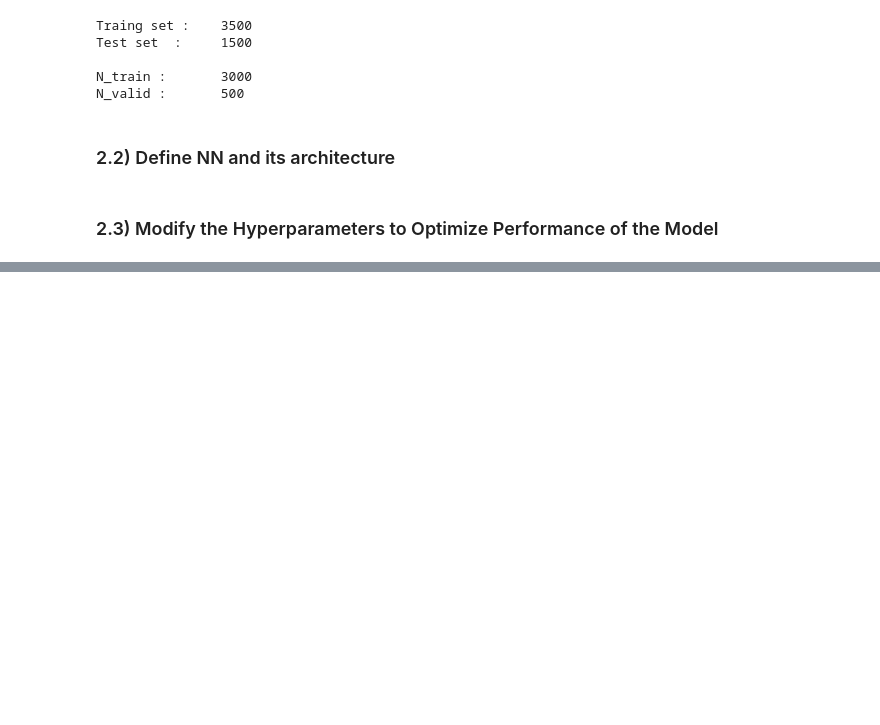
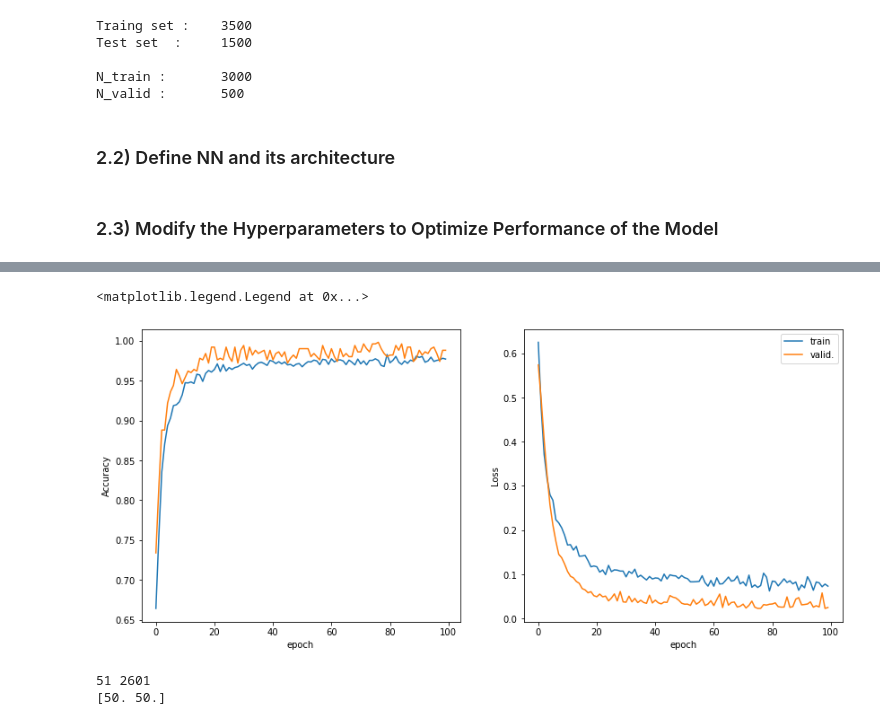
Before and after one commit to niklai99/LCP-modB, a Jupyter notebook: 02-DNN/02-DNN-2.ipynb, the cells around one changed output, grey strips where cells are left out. Drawn from its saved outputs; the diff is of its cells as text; code cells hidden in the pictures; blank space fills up the shorter version.

```diff
--- a/02-DNN/02-DNN-2.ipynb
+++ b/02-DNN/02-DNN-2.ipynb
@@ -404,0 +386,2 @@ name              = "my lovely neural network"
+# %%
+model_gridsearch = model_gridsearch.set_params(hidden_activation='relu', optimizer='RMSprop')
@@ -404,0 +570,2 @@ name              = "my lovely neural network"
+# %%
+model_gridsearch = model_gridsearch.set_params(dropout_arc=[2], dropout_rates=[0.6])
@@ -404,0 +727,2 @@ name              = "my lovely neural network"
+# %%
+model_gridsearch = model_gridsearch.set_params(epochs=100, batch_size=50)
@@ -404,0 +743,2 @@ name              = "my lovely neural network"
+# %%
+fit = model_gridsearch.fit(x_train, y_train, validation_data=(x_valid, y_valid))
@@ -404,0 +763,31 @@ name              = "my lovely neural network"
+# %%
+fig,AX=plt.subplots(1,2,figsize=(14,6.))
+ax=AX[0]
+ax.plot(fit.history['accuracy'],label="train")
+ax.plot(fit.history['val_accuracy'],label="valid.")
+ax.set_xlabel('epoch')
+ax.set_ylabel("Accuracy")
+ax=AX[1]
+ax.plot(fit.history['loss'],label="train")
+ax.plot(fit.history['val_loss'],label="valid.")
+ax.set_xlabel('epoch')
+ax.set_ylabel("Loss")
+ax.legend()
+# %% [output]
+<matplotlib.legend.Legend at 0x...>
+[figure, added]
+# %%
+dX = 2
+X1 = np.arange(-50,50+dX, dX)
+LG = len(X1)
+grid = np.zeros((LG*LG,2))
+k=0
+for i in range(LG):
+    for j in range(LG):
+        grid[k,:]=(X1[j],X1[i])
+        k=k+1
+print(len(X1),len(grid))
+print(grid[-1])
+# %% [output]
+51 2601
+[50. 50.]
```
Also changed, not shown: parts of 57 cells of this notebook.
